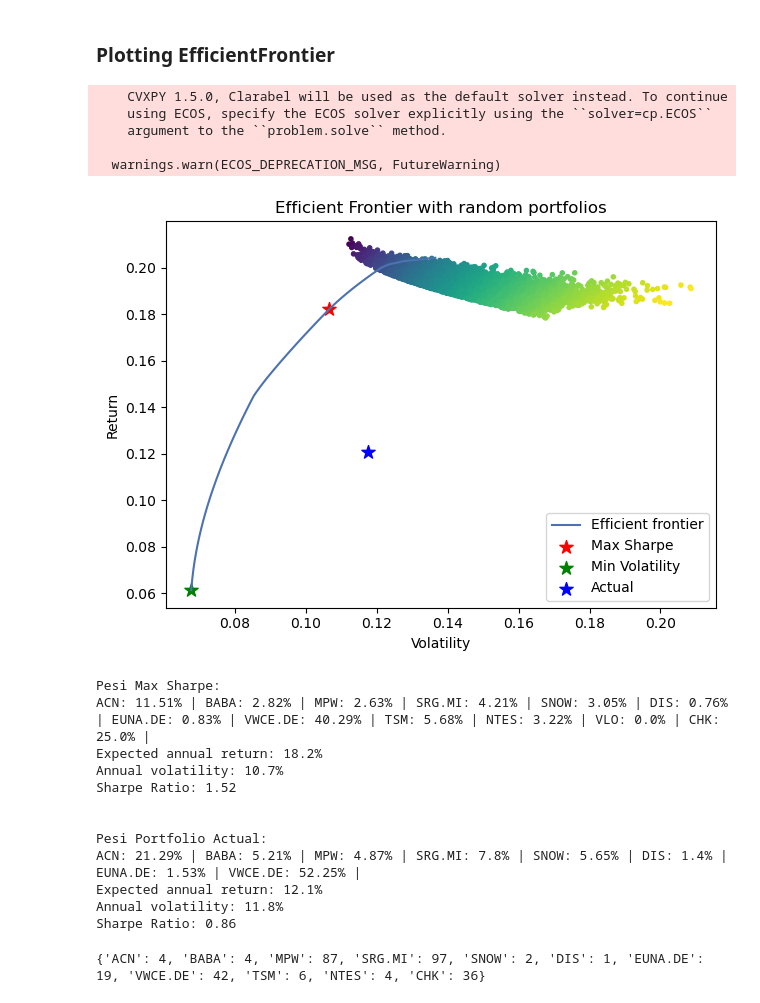
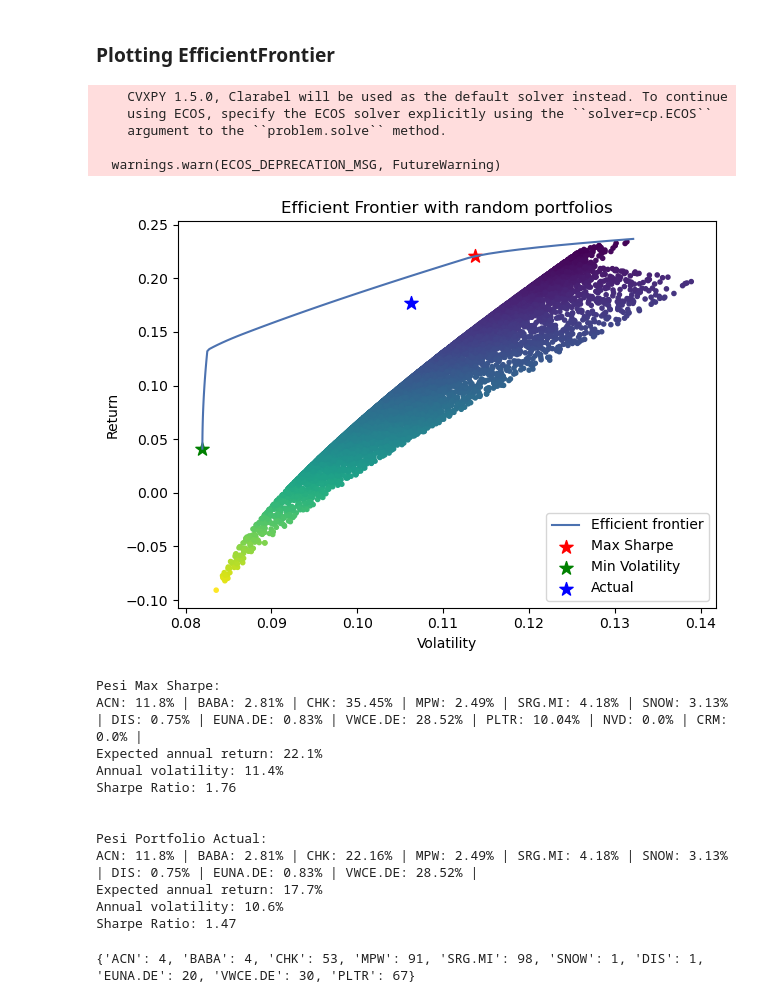
Before and after one commit to MiguelOviedo007/00_Finance, a Jupyter notebook: 02_Sviluppo/02_Portafoglio Ottimo - Markowitz_v2.0.ipynb, the cells around one changed output. Drawn from its saved outputs; the diff is of its cells as text; code cells hidden in the pictures.

```diff
--- a/02_Sviluppo/02_Portafoglio Ottimo - Markowitz_v2.0.ipynb
+++ b/02_Sviluppo/02_Portafoglio Ottimo - Markowitz_v2.0.ipynb
@@ -8,12 +8,12 @@ import yfinance as yf
 from datetime import datetime
 yf.pdr_override()
 start_date = datetime(2010, 2, 12)  # Data di inizio
-end_date = datetime(2024, 1, 17)
+end_date = datetime.now()
 
-actual_tickers = ['ACN', 'BABA', 'MPW', 'SRG.MI', "SNOW", 'DIS' , "EUNA.DE", "VWCE.DE"]
+actual_tickers = ['ACN', 'BABA', "CHK", 'MPW', 'SRG.MI', "SNOW", 'DIS' , "EUNA.DE", "VWCE.DE"]
 n_actual_tickers = len(actual_tickers)
 
-new_tickers = ["TSM", "NTES","VLO", "CHK"]
+new_tickers = ["PLTR", "NVD","CRM"]
 # new_tickers = ["UCG.MI", "TSM", "AMAT", "EOG", "NTES","VLO", "NUE", "STM", "TS", "STLD", "CF", "CHK"]
 
 tickers = actual_tickers + new_tickers
@@ -85,20 +85,25 @@ Da questi vengono calcolati i pesi attuali e pesi nuovi
 I pesi nuovi tengono in considerazione del margine disponibile che si vuole investire
 # %%
 #Pesi attuali
-diz_valore_investito = {
-            'ACN': 1304.18,
-            'BABA': 319.42,
-            'MPW': 298.47,
-            'SRG.MI': 477.6,
-            'SNOW': 345.87,
-            'DIS': 85.59,
-            'EUNA.DE': 93.95,
-            'VWCE.DE':3201}
+
+diz_valore_investito = {'ACN':1335.58,
+'BABA':318.48,
+'CHK':2508.45,
+'MPW':281.73,
+'SRG':473.4,
+'SNOW':354.42,
+'DIS':85.4,
+'EUNA':93.46,
+'VWCE':3229.2
+}
+
+
 
 valore_investito = np.array(list(diz_valore_investito.values()))
 totale_investito = valore_investito.sum()
 pesi_actual = (valore_investito)/totale_investito
-margine_disponibile = 5208.29
+margine_disponibile = 2641.66
+
 pesi_nuovi = valore_investito/(totale_investito+margine_disponibile)
 # %% [markdown]
 #### Rendimento complessivo con pesi attuali
@@ -159,7 +169,7 @@ NB: Ogni vettore restituisce come somma 1
 import numpy as np
 n_samples = 10000
 # Generazione di valori casuali normalizzati negli ultimi 12 elementi di ogni array
-random_values = np.random.rand(n_samples, total_tickers - 8)
+random_values = np.random.rand(n_samples, total_tickers - n_actual_tickers)
 normalized_values = random_values * (1-pesi_nuovi.sum()) / np.sum(random_values, axis=1, keepdims=True)
 
 # Ripetizione dell'array di base per il numero di array desiderato
@@ -206,7 +216,7 @@ from pypfopt.efficient_frontier import EfficientFrontier
 
 ef = EfficientFrontier(mu, S, weight_bounds=(0, 1))
 ef.add_constraint(lambda x : x[:n_actual_tickers] >= pesi_nuovi)#assegno i pesi veri
-ef.add_constraint(lambda x : x[11] <= 0.25)
+# ef.add_constraint(lambda x : x[11] <= 0.25)
 fig, ax = plt.subplots()
 
 ef_max_sharpe = ef.deepcopy()
@@ -265,47 +275,51 @@ print()
 ef_max_sharpe.portfolio_performance(verbose=True);
 
 print("\n\nPesi Portfolio Actual:")
-for chiave, valore in weights_actual.items():
+#Rapporto i pesi attuali in modo da poter confrontare con i pesi nuovi
+somma_pesi_nuovi = pesi_nuovi.sum()
+weights_actual_rapportati = {chiave: valore * somma_pesi_nuovi for chiave, valore in weights_actual.items()}
+
+for chiave, valore in weights_actual_rapportati.items():
     print(f"{chiave}: {round(valore * 100, 2)}%", end=" | ")
 print()
 ef_actual.portfolio_performance(verbose=True);
 
 # print("\n\nPesi Min Volatility:")
 # for chiave, valore in weights_min_volatility.items():
 #     print(f"{chiave}: {round(valore * 100, 2)}%", end=" | ")
 # print()
 # ef_min_volatility.portfolio_performance(verbose=True);
 
 # print("\n\nPesi Efficient Risk:")
 # for chiave, valore in weights_efficient_risk.items():
 #     print(f"{chiave}: {round(valore * 100, 2)}%", end=" | ")
 # print()
 # ef_efficient_risk.portfolio_performance(verbose=True);
 
 # print("\n\nPesi Efficient Return:")
 # for chiave, valore in weights_efficient_return.items():
 #     print(f"{chiave}: {round(valore * 100, 2)}%", end=" | ")
 # print()
 # ef_efficient_return.portfolio_performance(verbose=True);
 # %% [output]
     CVXPY 1.5.0, Clarabel will be used as the default solver instead. To continue
     using ECOS, specify the ECOS solver explicitly using the ``solver=cp.ECOS``
     argument to the ``problem.solve`` method.
 
   warnings.warn(ECOS_DEPRECATION_MSG, FutureWarning)
-[figure, old version]
+[figure, new version]
 Pesi Max Sharpe:
-ACN: 11.51% | BABA: 2.82% | MPW: 2.63% | SRG.MI: 4.21% | SNOW: 3.05% | DIS: 0.76% | EUNA.DE: 0.83% | VWCE.DE: 40.29% | TSM: 5.68% | NTES: 3.22% | VLO: 0.0% | CHK: 25.0% |
-Expected annual return: 18.2%
-Annual volatility: 10.7%
-Sharpe Ratio: 1.52
+ACN: 11.8% | BABA: 2.81% | CHK: 35.45% | MPW: 2.49% | SRG.MI: 4.18% | SNOW: 3.13% | DIS: 0.75% | EUNA.DE: 0.83% | VWCE.DE: 28.52% | PLTR: 10.04% | NVD: 0.0% | CRM: 0.0% |
+Expected annual return: 22.1%
+Annual volatility: 11.4%
+Sharpe Ratio: 1.76
 
 
 Pesi Portfolio Actual:
-ACN: 21.29% | BABA: 5.21% | MPW: 4.87% | SRG.MI: 7.8% | SNOW: 5.65% | DIS: 1.4% | EUNA.DE: 1.53% | VWCE.DE: 52.25% |
-Expected annual return: 12.1%
-Annual volatility: 11.8%
-Sharpe Ratio: 0.86
+ACN: 11.8% | BABA: 2.81% | CHK: 22.16% | MPW: 2.49% | SRG.MI: 4.18% | SNOW: 3.13% | DIS: 0.75% | EUNA.DE: 0.83% | VWCE.DE: 28.52% |
+Expected annual return: 17.7%
+Annual volatility: 10.6%
+Sharpe Ratio: 1.47
 # %%
 from pypfopt.discrete_allocation import DiscreteAllocation, get_latest_prices
 
@@ -314,4 +328,4 @@ da = DiscreteAllocation(weights_max_sharpe, latest_prices, total_portfolio_value
 allocation, leftover = da.lp_portfolio()
 print(allocation)
 # %% [output]
-{'ACN': 4, 'BABA': 4, 'MPW': 87, 'SRG.MI': 97, 'SNOW': 2, 'DIS': 1, 'EUNA.DE': 19, 'VWCE.DE': 42, 'TSM': 6, 'NTES': 4, 'CHK': 36}
+{'ACN': 4, 'BABA': 4, 'CHK': 53, 'MPW': 91, 'SRG.MI': 98, 'SNOW': 1, 'DIS': 1, 'EUNA.DE': 20, 'VWCE.DE': 30, 'PLTR': 67}
```
Also changed, not shown: parts of 8 cells of this notebook, 1 other file.
